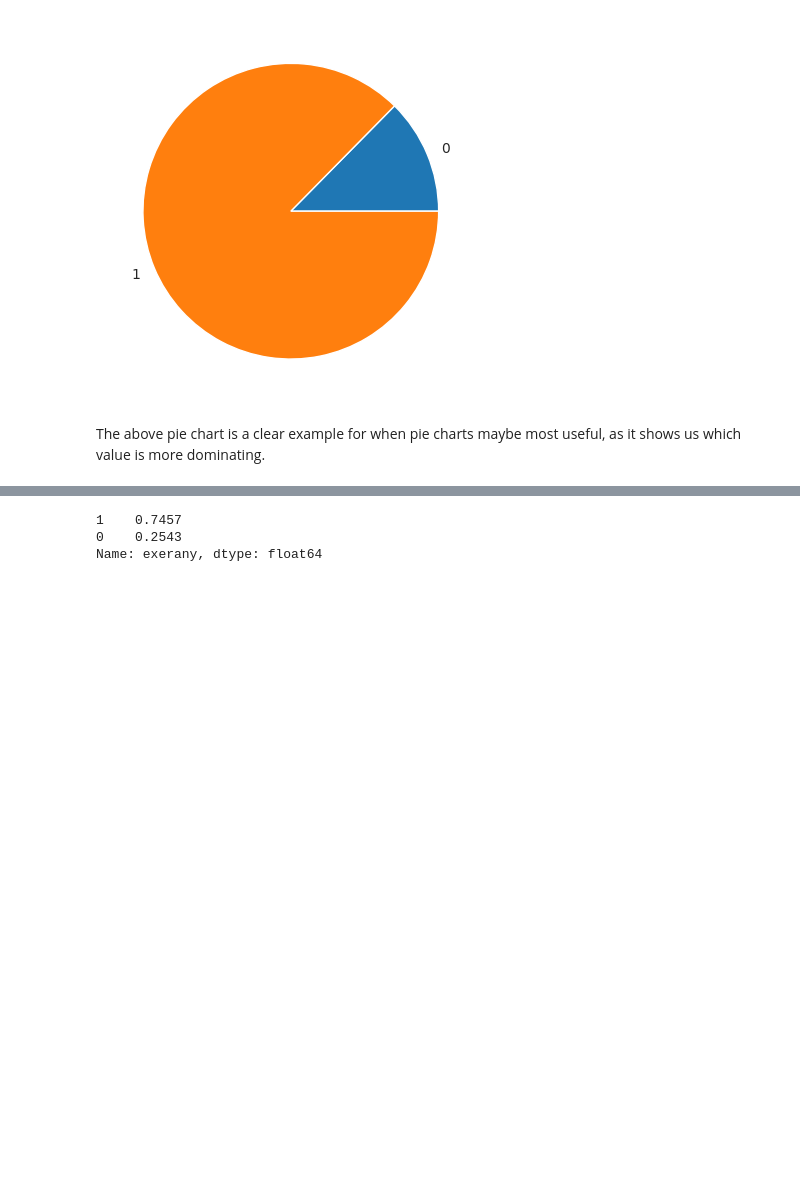
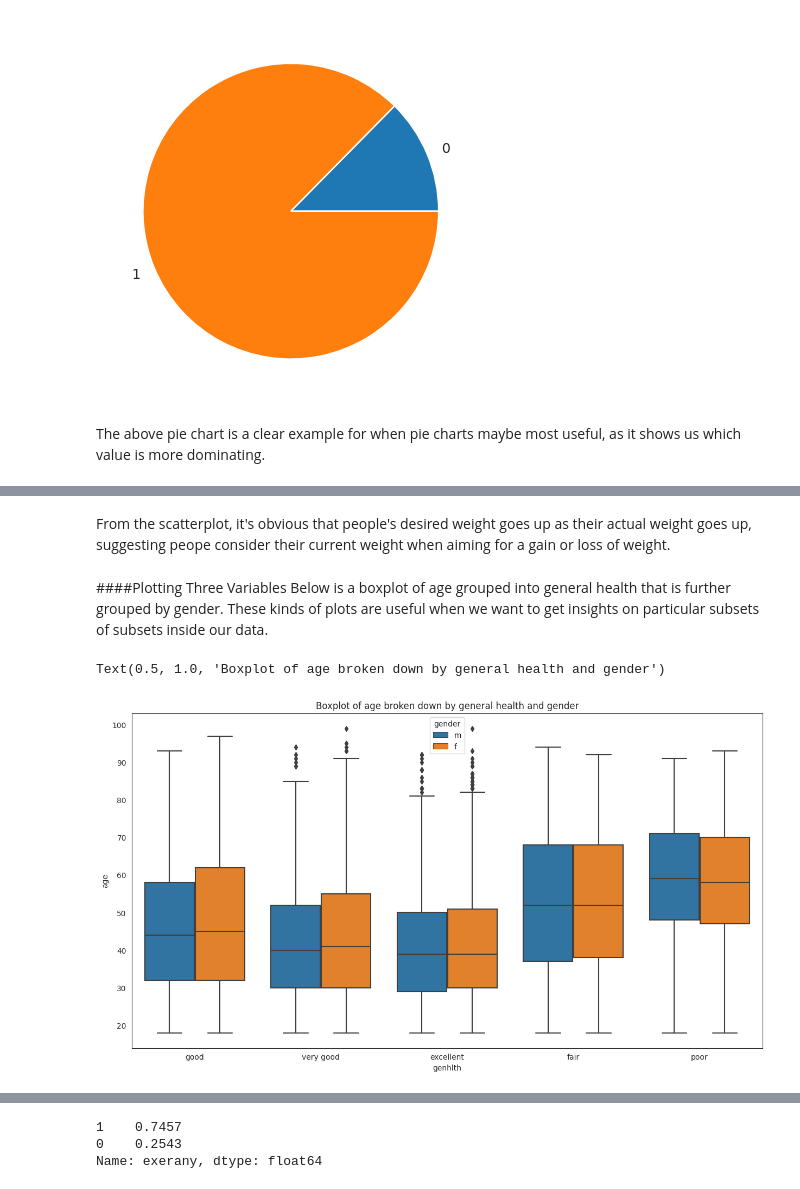
Before and after one commit to EphiWalker/BRFSS_Health, a Jupyter notebook: brfss_health.ipynb, the cells around one changed output, grey strips where cells are left out. Cells and saved outputs as stored; diff of their text form; code cells hidden in the pictures; blank space fills up the shorter version.

```diff
--- a/brfss_health.ipynb
+++ b/brfss_health.ipynb
@@ -357,0 +357,12 @@ smoke.plot(kind='bar', color='turquoise',
+# %% [markdown]
+From the scatterplot, it's obvious that people's desired weight goes up as their actual weight goes up, suggesting peope consider their current weight when aiming for a gain or loss of weight.
+# %% [markdown]
+####Plotting Three Variables
+Below is a boxplot of age grouped into general health that is further grouped by gender. These kinds of plots are useful when we want to get insights on particular subsets of subsets inside our data.
+# %%
+plt.figure(figsize=(15,8))
+sns.boxplot(x=cdc['genhlth'], y=cdc['age'], hue=cdc['gender'])
+plt.title('Boxplot of age broken down by general health and gender')
+# %% [output]
+Text(0.5, 1.0, 'Boxplot of age broken down by general health and gender')
+[figure, added]
```
Also changed, not shown: parts of 21 cells of this notebook.
